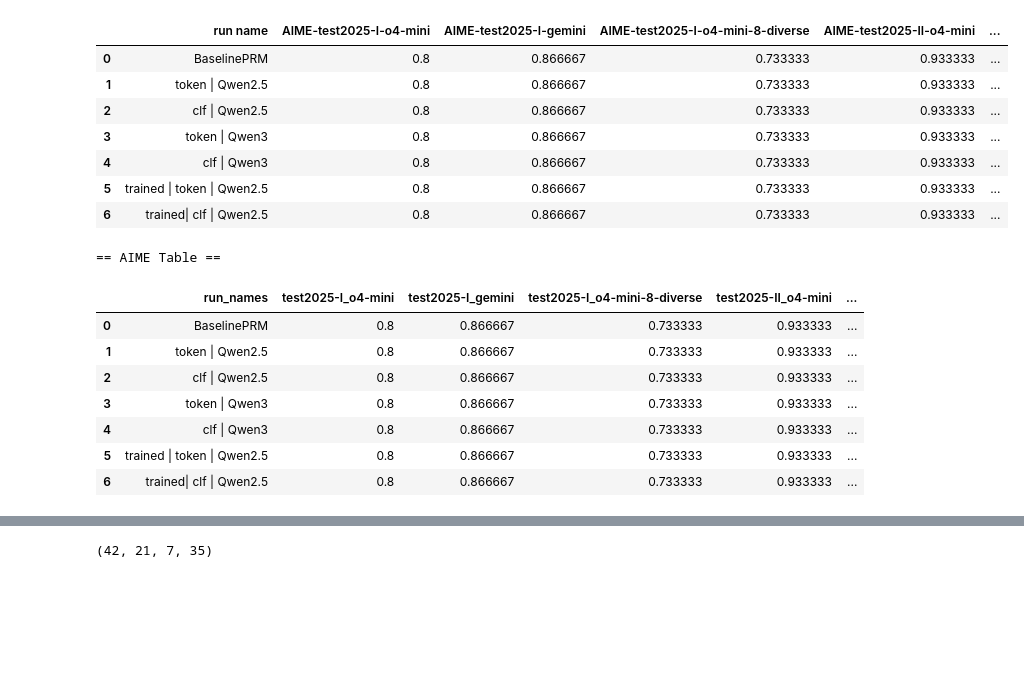
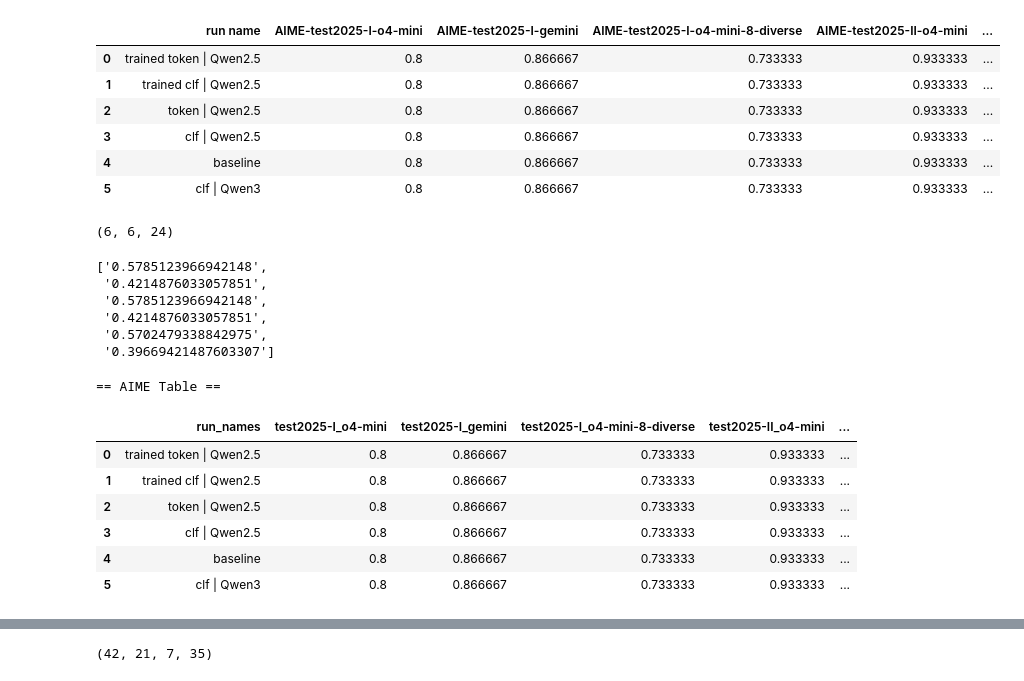
Before and after one commit to FrozenWolf-Cyber/Math-PRM, a Jupyter notebook: prm800k_analysis.ipynb, the cells around one changed output, grey strips where cells are left out. Saved outputs shown, nothing was run; the diff lists cells and outputs as text; code cells hidden in the pictures; blank space fills up the shorter version.

```diff
--- a/prm800k_analysis.ipynb
+++ b/prm800k_analysis.ipynb
@@ -11,7 +11,7 @@ pd.set_option('display.width', 0)  # auto-adjust to screen size
 from IPython.display import display
 # %%
 import re
-path = "/home/frozenwolf/Desktop/log.txt"
+path = "/home/frozenwolf/Desktop/log_new.txt"
 run_names_manual = ['BaselinePRM', 'token | Qwen2.5', 'clf | Qwen2.5', 'token | Qwen3', 'clf | Qwen3', 'trained | token | Qwen2.5', 'trained| clf | Qwen2.5']
 
 import re
@@ -36,7 +36,8 @@ prm_stepwise_accuracies = re.findall(
     r"Step-wise Metrics:\s*\{[^}]*?'Accuracy':\s*([0-9.]+)", log_text
 )
 prm_problemwise_accuracies = re.findall(
-    r"Problem-wise Metrics:\s*\{[^}]*?'Accuracy':\s*([0-9.]+)", log_text
+    r"Step-wise Metrics: \{[^}]*?\}\s*Problem-wise Metrics:\s*\{[^}]*?'Accuracy':\s*([0-9.]+)",
+    log_text
 )
 
 # 4. Extract all AIME entries (model_path, dataset, score)
@@ -73,48 +74,62 @@ def chunked(iterable, size):
 
 # --- Grouped Entries ---
 aime_groups = chunked(aime_entries, 6)
-processbench_groups = chunked(processbench_entries, 3)
+processbench_groups = chunked(processbench_entries, 4)
 prm_stepwise = prm_stepwise_accuracies
 prm_problemwise = prm_problemwise_accuracies
 
 # --- Sanity Check ---
 num_rows = min(len(aime_groups), len(processbench_groups), len(prm_stepwise))
 
 
 import pandas as pd
 
 # Create structured rows
 table_rows = []
 for i in range(num_rows):
     row = {}
 
     # --- AIME (flatten into columns like aime_1_dataset, aime_1_model, aime_1_score, ...)
     for j, (model, dataset, score) in enumerate(aime_groups[i], 1):
         model_name = model.split("/")[-1]
         row[f"AIME-{dataset}-{model_name}"] = float(score)
 
     # --- ProcessBench (math, olympiadbench, omnimath expected)
     for dataset, acc in processbench_groups[i]:
         row[f"processbench_{dataset.lower()}"] = float(acc)
 
     # --- PRM
     row["PRM800K_test_stepwise_acc"] = float(prm_stepwise[i])
     row["PRM800K_test_problemwise_acc"] = float(prm_problemwise[i])
 
     table_rows.append(row)
 
 df = pd.DataFrame(table_rows)
-df.insert(0, "run name",run_names_manual)
+run_names[0] = "trained token | Qwen2.5"
+run_names[1] = "trained clf | Qwen2.5"
+df.insert(0, "run name",run_names)
 df
 # %% [output]
 |  | run name | AIME-test2025-I-o4-mini | AIME-test2025-I-gemini | AIME-test2025-I-o4-mini-8-diverse | AIME-test2025-II-o4-mini | ... |
-| 0 | BaselinePRM | 0.8 | 0.866667 | 0.733333 | 0.933333 | ... |
-| 1 | token | Qwen2.5 | 0.8 | 0.866667 | 0.733333 | 0.933333 | ... |
-| 2 | clf | Qwen2.5 | 0.8 | 0.866667 | 0.733333 | 0.933333 | ... |
-| 3 | token | Qwen3 | 0.8 | 0.866667 | 0.733333 | 0.933333 | ... |
-| 4 | clf | Qwen3 | 0.8 | 0.866667 | 0.733333 | 0.933333 | ... |
-| 5 | trained | token | Qwen2.5 | 0.8 | 0.866667 | 0.733333 | 0.933333 | ... |
-| 6 | trained| clf | Qwen2.5 | 0.8 | 0.866667 | 0.733333 | 0.933333 | ... |
+| 0 | trained token | Qwen2.5 | 0.8 | 0.866667 | 0.733333 | 0.933333 | ... |
+| 1 | trained clf | Qwen2.5 | 0.8 | 0.866667 | 0.733333 | 0.933333 | ... |
+| 2 | token | Qwen2.5 | 0.8 | 0.866667 | 0.733333 | 0.933333 | ... |
+| 3 | clf | Qwen2.5 | 0.8 | 0.866667 | 0.733333 | 0.933333 | ... |
+| 4 | baseline | 0.8 | 0.866667 | 0.733333 | 0.933333 | ... |
+| 5 | clf | Qwen3 | 0.8 | 0.866667 | 0.733333 | 0.933333 | ... |
+# %%
+len(prm_problemwise_accuracies), len(prm_stepwise_accuracies), len(processbench_entries)
+# %% [output]
+(6, 6, 24)
+# %%
+prm_problemwise_accuracies
+# %% [output]
+['0.5785123966942148',
+ '0.4214876033057851',
+ '0.5785123966942148',
+ '0.4214876033057851',
+ '0.5702479338842975',
+ '0.39669421487603307']
 # %%
 # AIME Table
 aime_data = []
@@ -127,16 +142,15 @@ for group in aime_groups:
     aime_data.append(row)
 
 df_aime = pd.DataFrame(aime_data)
-df_aime.insert(0, 'run_names', run_names_manual)
+df_aime.insert(0, 'run_names', run_names)
 print("== AIME Table ==")
 df_aime
 # %% [output]
 == AIME Table ==
 |  | run_names | test2025-I_o4-mini | test2025-I_gemini | test2025-I_o4-mini-8-diverse | test2025-II_o4-mini | ... |
-| 0 | BaselinePRM | 0.8 | 0.866667 | 0.733333 | 0.933333 | ... |
-| 1 | token | Qwen2.5 | 0.8 | 0.866667 | 0.733333 | 0.933333 | ... |
-| 2 | clf | Qwen2.5 | 0.8 | 0.866667 | 0.733333 | 0.933333 | ... |
-| 3 | token | Qwen3 | 0.8 | 0.866667 | 0.733333 | 0.933333 | ... |
-| 4 | clf | Qwen3 | 0.8 | 0.866667 | 0.733333 | 0.933333 | ... |
-| 5 | trained | token | Qwen2.5 | 0.8 | 0.866667 | 0.733333 | 0.933333 | ... |
-| 6 | trained| clf | Qwen2.5 | 0.8 | 0.866667 | 0.733333 | 0.933333 | ... |
+| 0 | trained token | Qwen2.5 | 0.8 | 0.866667 | 0.733333 | 0.933333 | ... |
+| 1 | trained clf | Qwen2.5 | 0.8 | 0.866667 | 0.733333 | 0.933333 | ... |
+| 2 | token | Qwen2.5 | 0.8 | 0.866667 | 0.733333 | 0.933333 | ... |
+| 3 | clf | Qwen2.5 | 0.8 | 0.866667 | 0.733333 | 0.933333 | ... |
+| 4 | baseline | 0.8 | 0.866667 | 0.733333 | 0.933333 | ... |
+| 5 | clf | Qwen3 | 0.8 | 0.866667 | 0.733333 | 0.933333 | ... |
```
Also changed, not shown: parts of 4 cells of this notebook, 2 other files.
